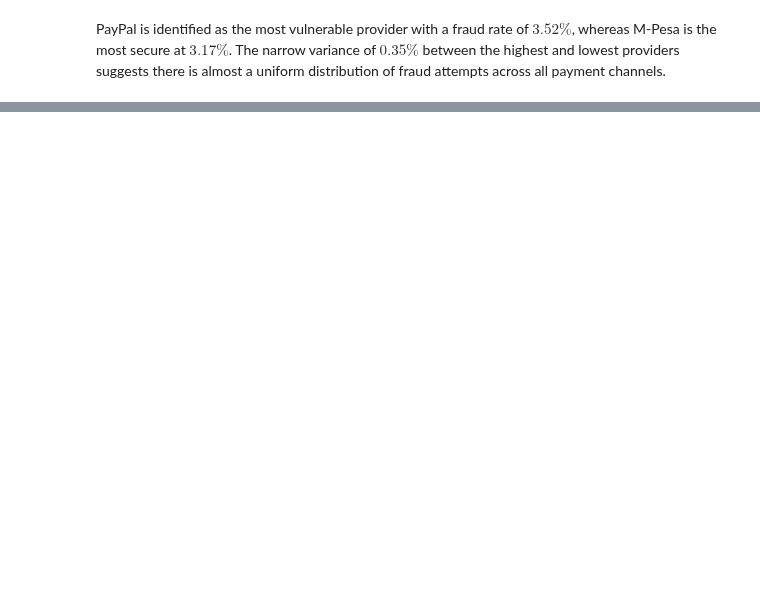
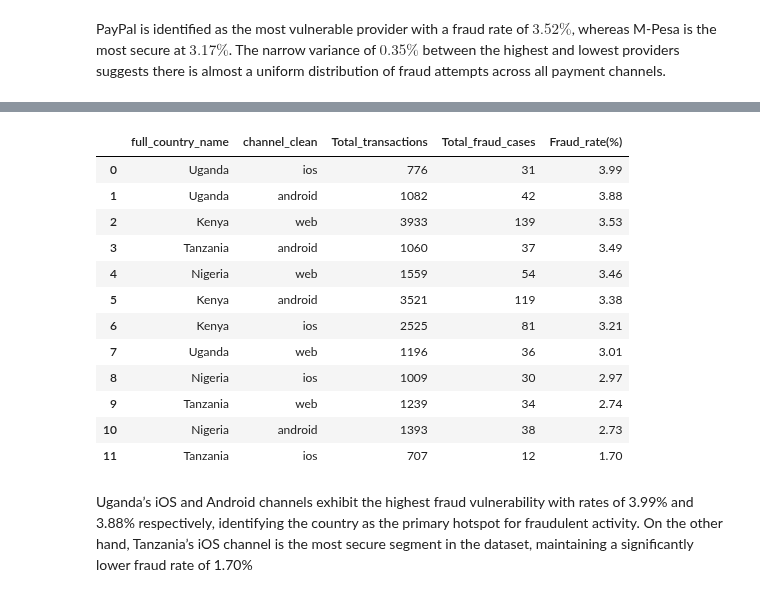
Before and after one commit to mutumaian29/payments-intelligence, a Jupyter notebook: Project_Shield_and_Scale.ipynb, the cells around one changed output, grey strips where cells are left out. Cells and saved outputs as stored; diff of their text form; code cells hidden in the pictures; blank space fills up the shorter version.

```diff
--- a/Project_Shield_and_Scale.ipynb
+++ b/Project_Shield_and_Scale.ipynb
@@ -459,0 +478,36 @@ PayPal is identified as the most vulnerable provider with a fraud rate of $3.52\
+# %%
+#understanding geograohical hotspots
+
+#total transactions by country and channel
+totaltrx_per_channel = df.groupby(['full_country_name','channel_clean']).size()
+
+#total transactions by country and channel
+fraudcases_per_channel = df[df['failure_reason']== 'fraud_suspected'].groupby(['full_country_name', 'channel_clean']).size()
+
+#fraud rate by country and channel
+fraudrate_per_channel = ((fraudcases_per_channel/totaltrx_per_channel)*100).round(2)
+
+#hotspts map
+hotspots_map =pd.concat({'Total_transactions':totaltrx_per_channel,
+                         'Total_fraud_cases':fraudcases_per_channel,
+                         'Fraud_rate(%)':fraudrate_per_channel}, axis=1).fillna(0)
+hotspots_map = hotspots_map.reset_index() #Flatten the table so every row has a Country and Channel label
+hotspots_map = hotspots_map.sort_values(by='Fraud_rate(%)', ascending=False)
+hotspots_map = hotspots_map.reset_index(drop=True) #Clean up the row numbers to start from 0 at the top
+hotspots_map
+# %% [output]
+|  | full_country_name | channel_clean | Total_transactions | Total_fraud_cases | Fraud_rate(%) |
+| 0 | Uganda | ios | 776 | 31 | 3.99 |
+| 1 | Uganda | android | 1082 | 42 | 3.88 |
+| 2 | Kenya | web | 3933 | 139 | 3.53 |
+| 3 | Tanzania | android | 1060 | 37 | 3.49 |
+| 4 | Nigeria | web | 1559 | 54 | 3.46 |
+| 5 | Kenya | android | 3521 | 119 | 3.38 |
+| 6 | Kenya | ios | 2525 | 81 | 3.21 |
+| 7 | Uganda | web | 1196 | 36 | 3.01 |
+| 8 | Nigeria | ios | 1009 | 30 | 2.97 |
+| 9 | Tanzania | web | 1239 | 34 | 2.74 |
+| 10 | Nigeria | android | 1393 | 38 | 2.73 |
+| 11 | Tanzania | ios | 707 | 12 | 1.70 |
+# %% [markdown]
+Uganda’s iOS and Android channels exhibit the highest fraud vulnerability with rates of 3.99% and 3.88% respectively, identifying the country as the primary hotspot for fraudulent activity. On the other hand, Tanzania’s iOS channel is the most secure segment in the dataset, maintaining a significantly lower fraud rate of 1.70%
```
Also changed, not shown: parts of 2 cells of this notebook.
